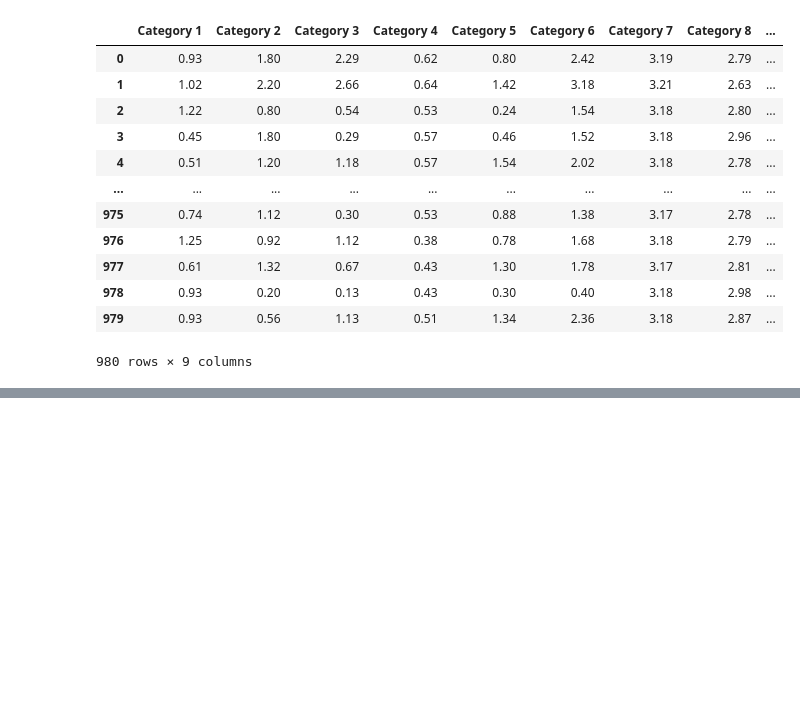
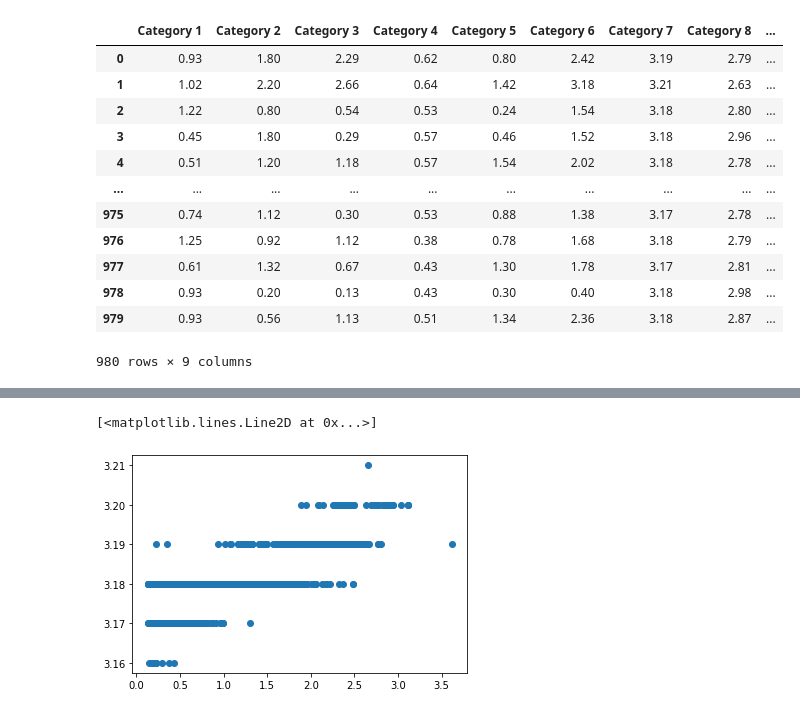
Before and after one commit to hyeonniii/rias, a Jupyter notebook: Untitled2.ipynb, the cells around one changed output, grey strips where cells are left out. Cells and saved outputs as stored; diff of their text form; code cells hidden in the pictures; blank space fills up the shorter version.

```diff
--- a/Untitled2.ipynb
+++ b/Untitled2.ipynb
@@ -93,3 +93,8 @@ corrMat
 | Category 8 | 0.020029 | -0.158642 | -0.172953 | -0.103583 | -0.020957 | 0.000071 | -0.072492 | 1.000000 | ... |
 | Category 9 | -0.047313 | 0.073342 | -0.085435 | 0.026670 | 0.041693 | 0.096410 | 0.084965 | 0.169695 | ... |
 | Category 10 | 0.050700 | -0.065762 | -0.440543 | -0.352909 | -0.247470 | -0.438104 | -0.710731 | 0.114701 | ... |
+# %%
+plt.plot(processed_data["Category 3"],processed_data["Category 7"],'o')
+# %% [output]
+[<matplotlib.lines.Line2D at 0x...>]
+[figure, added]
```
Also changed, not shown: parts of 18 cells of this notebook.
